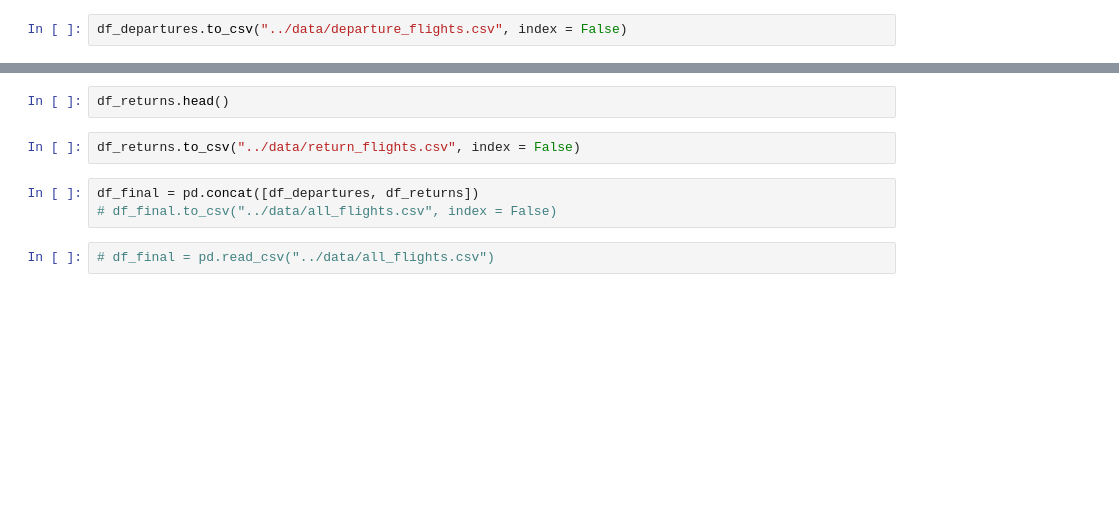
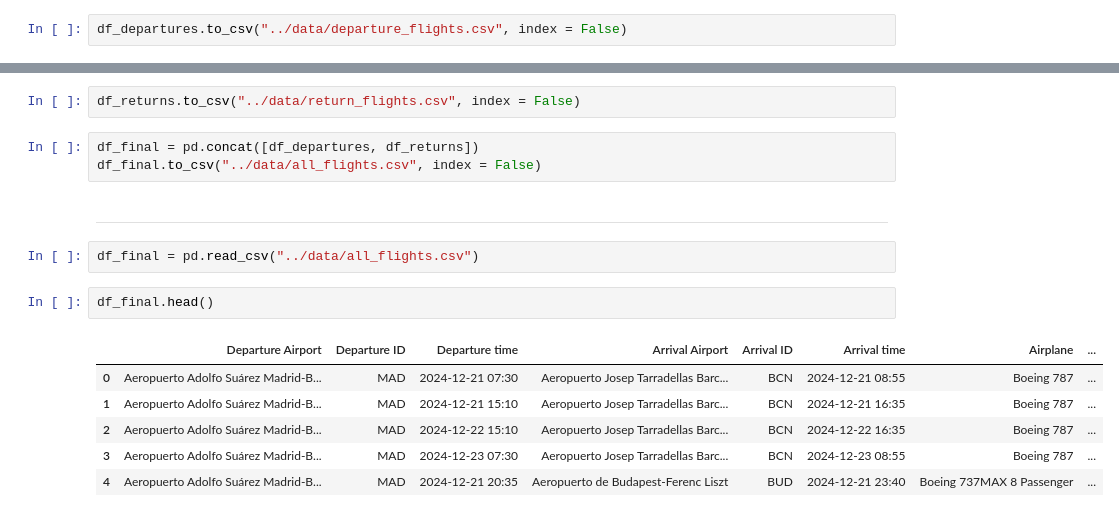
Before and after one commit to SupernovaIa/Proyecto3-Explorando-Viajes, a Jupyter notebook: notebook/flights.ipynb, the cells around one changed output, grey strips where cells are left out. Saved outputs shown, nothing was run; the diff lists cells and outputs as text; blank space fills up the shorter version.

Commit message:
Flights and Activities Done

```diff
--- a/notebook/flights.ipynb
+++ b/notebook/flights.ipynb
@@ -66,9 +69,18 @@ df_returns = pd.concat(df_list_ret)
-# %%
-df_returns.head()
 # %%
 df_returns.to_csv("../data/return_flights.csv", index = False)
 # %%
 df_final = pd.concat([df_departures, df_returns])
-# df_final.to_csv("../data/all_flights.csv", index = False)
+df_final.to_csv("../data/all_flights.csv", index = False)
+# %% [markdown]
+---
 # %%
-# df_final = pd.read_csv("../data/all_flights.csv")
+df_final = pd.read_csv("../data/all_flights.csv")
+# %%
+df_final.head()
+# %% [output]
+|  | Departure Airport | Departure ID | Departure time | Arrival Airport | Arrival ID | Arrival time | Airplane | ... |
+| 0 | Aeropuerto Adolfo Suárez Madrid-B... | MAD | 2024-12-21 07:30 | Aeropuerto Josep Tarradellas Barc... | BCN | 2024-12-21 08:55 | Boeing 787 | ... |
+| 1 | Aeropuerto Adolfo Suárez Madrid-B... | MAD | 2024-12-21 15:10 | Aeropuerto Josep Tarradellas Barc... | BCN | 2024-12-21 16:35 | Boeing 787 | ... |
+| 2 | Aeropuerto Adolfo Suárez Madrid-B... | MAD | 2024-12-22 15:10 | Aeropuerto Josep Tarradellas Barc... | BCN | 2024-12-22 16:35 | Boeing 787 | ... |
+| 3 | Aeropuerto Adolfo Suárez Madrid-B... | MAD | 2024-12-23 07:30 | Aeropuerto Josep Tarradellas Barc... | BCN | 2024-12-23 08:55 | Boeing 787 | ... |
+| 4 | Aeropuerto Adolfo Suárez Madrid-B... | MAD | 2024-12-21 20:35 | Aeropuerto de Budapest-Ferenc Liszt | BUD | 2024-12-21 23:40 | Boeing 737MAX 8 Passenger | ... |
```
Also changed, not shown: parts of 16 cells of this notebook, 2 other files.
